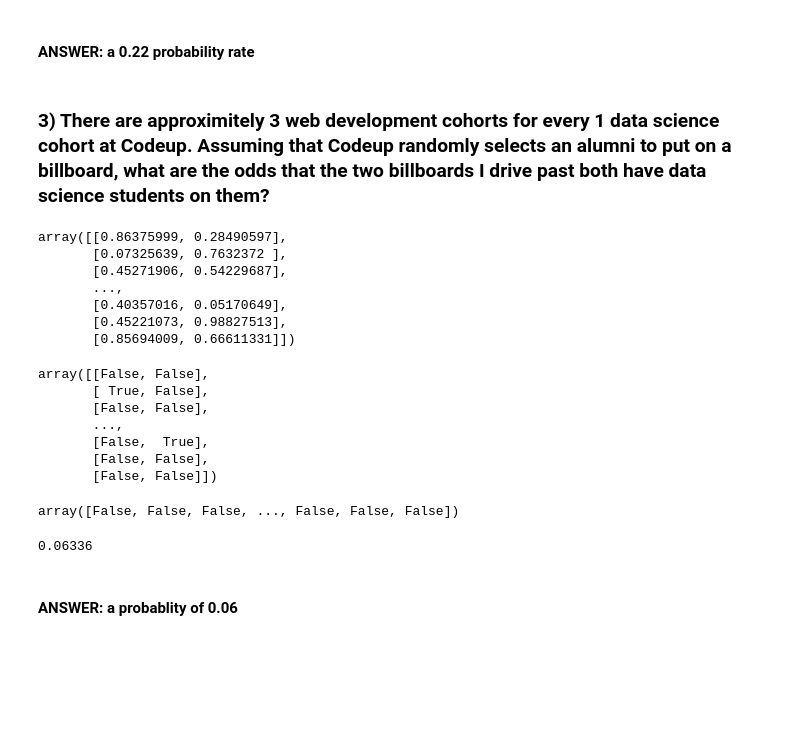
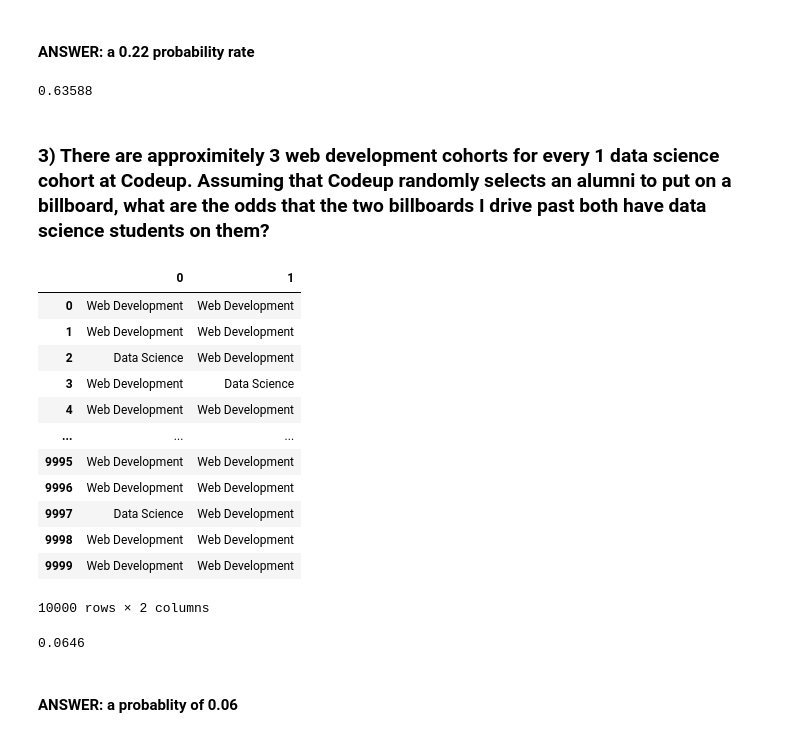
Before and after one commit to jeneyring/Stats, a Jupyter notebook: Simulation.ipynb, the cells around one changed output. Saved outputs shown, nothing was run; the diff lists cells and outputs as text; code cells hidden in the pictures; blank space fills up the shorter version.

```diff
--- a/Simulation.ipynb
+++ b/Simulation.ipynb
@@ -135,44 +135,44 @@ Length: 100000, dtype: bool
 # %% [markdown]
 #### ANSWER: a 0.22 probability rate
+# %%
+# What's the probability of getting more than 3 heads?
+(coin_toss.sum(axis=1) > 3).mean()
+# %% [output]
+0.63588
 # %%
 ### (toss.sum(axis=1) == 3).mean() note: IF I want an array, I could just run everything that is not part or or named the df and call as the array
 # %% [markdown]
 ### 3) There are approximitely 3 web development cohorts for every 1 data science cohort at Codeup. Assuming that Codeup randomly selects an alumni to put on a billboard, what are the odds that the two billboards I drive past both have data science students on them?
 # %%
-ds_student = .25 #1 out of 4 total students is a DS student, so .25 rate
+n_rows= 10_000
+n_cols= 2 # for 2 billboards
 
-nbillb = ncols = 2
-ntrials = nrows = 10**5
+billboards = np.random.choice(['Web Development', 'Data Science'], p=[.75, .25], size=(n_rows, n_cols))
+billboards = pd.DataFrame(billboards)
 # %%
-data = np.random.random((nrows, ncols))
-data
+billboards #to see our df
 # %% [output]
+|  | 0 | 1 |
+| 0 | Web Development | Web Development |
+| 1 | Web Development | Web Development |
+| 2 | Data Science | Web Development |
+| 3 | Web Development | Data Science |
+| 4 | Web Development | Web Development |
+| ... | ... | ... |
+| 9995 | Web Development | Web Development |
+| 9996 | Web Development | Web Development |
+| 9997 | Data Science | Web Development |
+| 9998 | Web Development | Web Development |
+| 9999 | Web Development | Web Development |
-array([[0.86375999, 0.28490597],
-       [0.07325639, 0.7632372 ],
-       [0.45271906, 0.54229687],
-       ...,
-       [0.40357016, 0.05170649],
-       [0.45221073, 0.98827513],
-       [0.85694009, 0.66611331]])
+10000 rows × 2 columns
 # %%
-ds_billboard = data <= ds_student
-ds_billboard
+billboards ['number_of_data_science'] = (billboards == 'Data Science').sum(axis=1)
+#created a new column that only counts True or False for ds students
+
+(billboards.number_of_data_science == 2).mean()
+#if both billboards are True, it equals 2
 # %% [output]
-array([[False, False],
-       [ True, False],
-       [False, False],
-       ...,
-       [False,  True],
-       [False, False],
-       [False, False]])
+0.0646
-# %%
-ds_billboard.sum(axis=1)==2 #because True becomes 1 and False is 0, so in this case a True | True would == 2
-# %% [output]
-array([False, False, False, ..., False, False, False])
-# %%
-(ds_billboard.sum(axis=1)==2).mean()
-# %% [output]
-0.06336
 # %% [markdown]
 #### ANSWER: a probablity of 0.06
 # %% [markdown]
```
Also changed, not shown: parts of 37 cells of this notebook.
